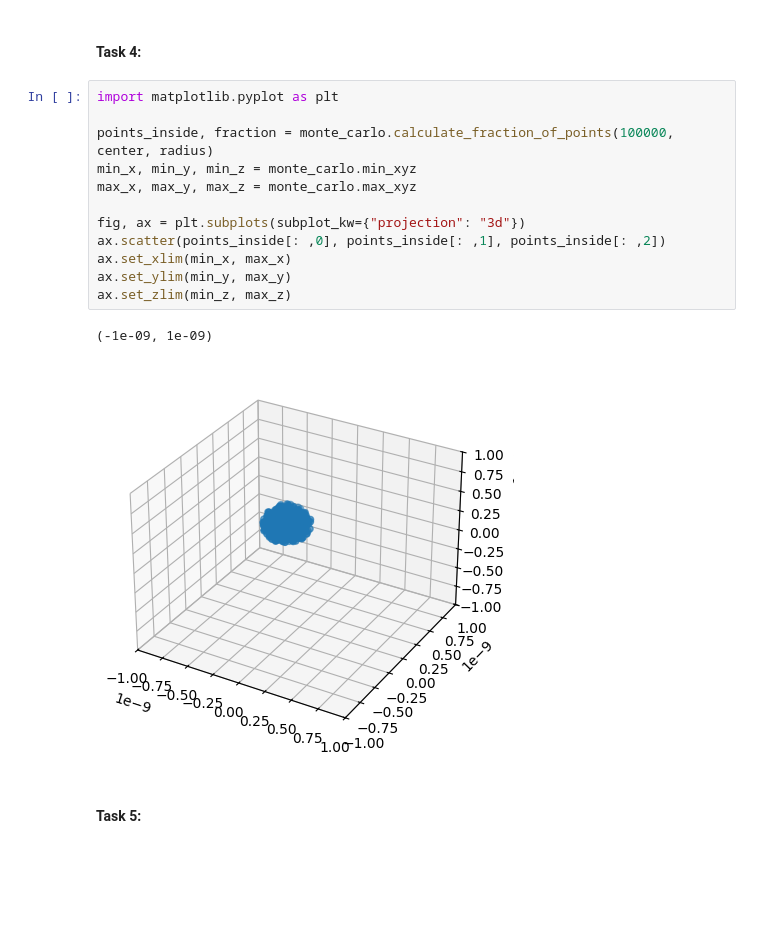
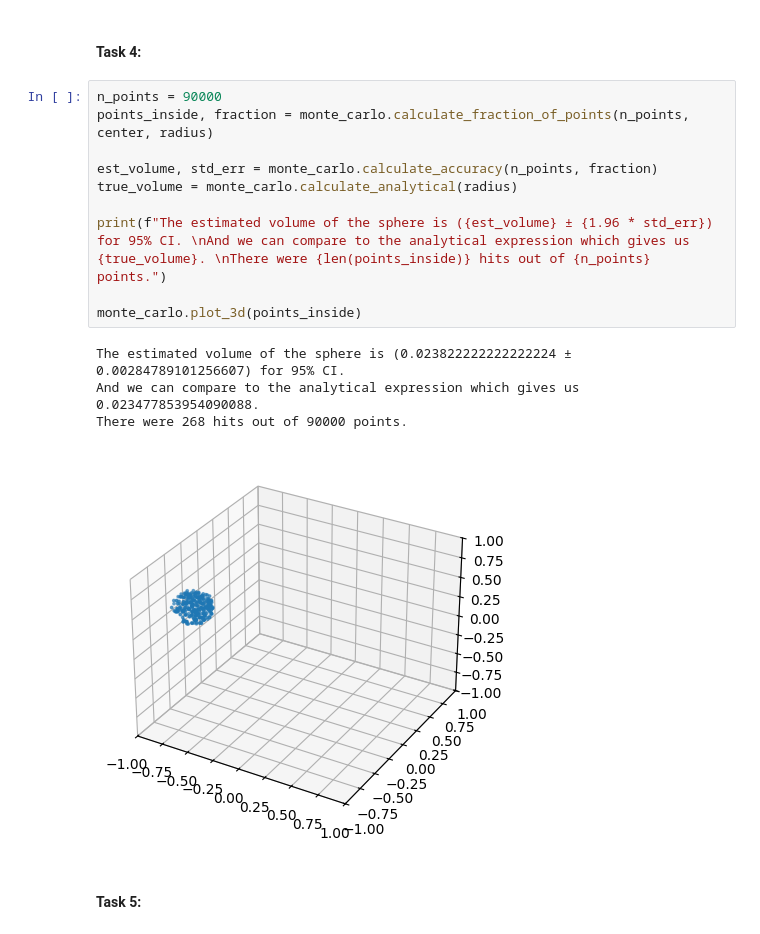
Before and after one commit to esoey/AEJ_project3, a Jupyter notebook: project_3.ipynb, the cells around one changed output. Cells and saved outputs as stored; diff of their text form; blank space fills up the shorter version.

```diff
--- a/project_3.ipynb
+++ b/project_3.ipynb
@@ -37,19 +37,19 @@ False
 # %% [markdown]
 #### Task 4:
 # %%
-import matplotlib.pyplot as plt
+n_points = 90000
+points_inside, fraction = monte_carlo.calculate_fraction_of_points(n_points, center, radius)
 
-points_inside, fraction = monte_carlo.calculate_fraction_of_points(100000, center, radius)
-min_x, min_y, min_z = monte_carlo.min_xyz
-max_x, max_y, max_z = monte_carlo.max_xyz
+est_volume, std_err = monte_carlo.calculate_accuracy(n_points, fraction)
+true_volume = monte_carlo.calculate_analytical(radius)
 
-fig, ax = plt.subplots(subplot_kw={"projection": "3d"})
-ax.scatter(points_inside[: ,0], points_inside[: ,1], points_inside[: ,2])
-ax.set_xlim(min_x, max_x)
-ax.set_ylim(min_y, max_y)
-ax.set_zlim(min_z, max_z)
+print(f"The estimated volume of the sphere is ({est_volume} ± {1.96 * std_err}) for 95% CI. \nAnd we can compare to the analytical expression which gives us {true_volume}. \nThere were {len(points_inside)} hits out of {n_points} points.")
+
+monte_carlo.plot_3d(points_inside)
 # %% [output]
-(-1e-09, 1e-09)
+The estimated volume of the sphere is (0.023822222222222224 ± 0.00284789101256607) for 95% CI.
+And we can compare to the analytical expression which gives us 0.023477853954090088.
+There were 268 hits out of 90000 points.
-[figure, old version]
+[figure, new version]
 # %% [markdown]
 #### Task 5:
```
Also changed, not shown: parts of 14 cells of this notebook, 1 other file.
